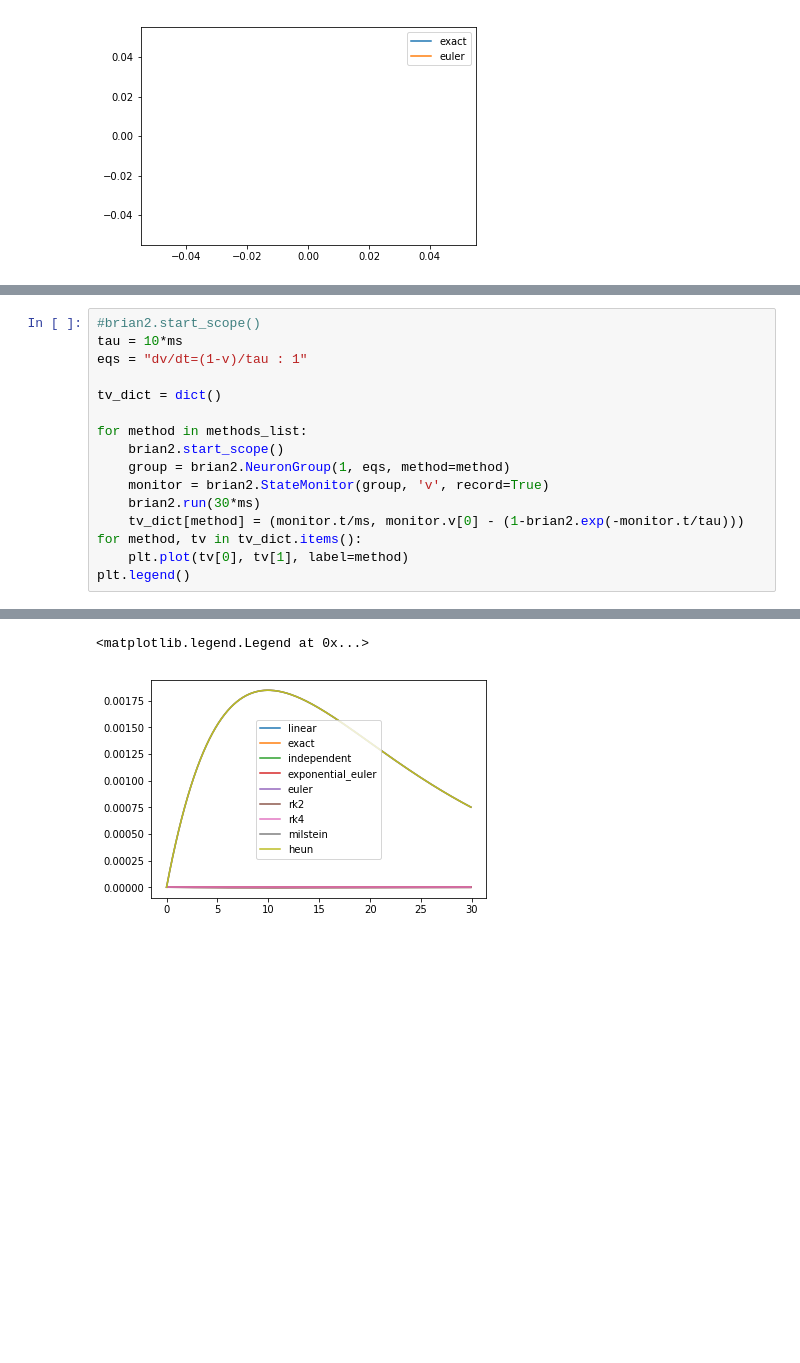
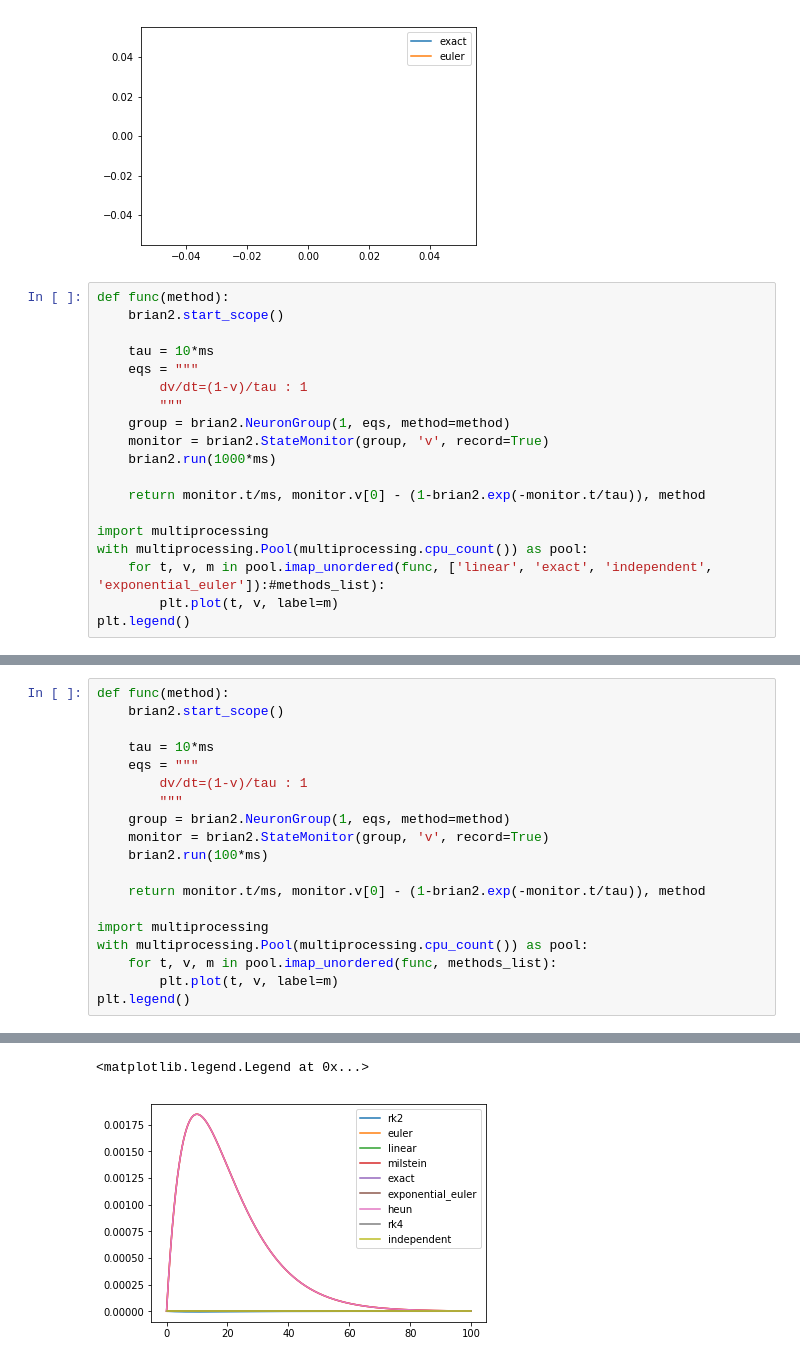
Before and after one commit to assr-biporal/reproductions, a Jupyter notebook: Influence of NMDA and GABA synaptic dysfunction on the evoked gamma oscillations in a computational model of schizophrenia/introduction to brian.ipynb, the cells around one changed output, grey strips where cells are left out. Saved outputs shown, nothing was run; the diff lists cells and outputs as text; blank space fills up the shorter version.

```diff
--- a/Influence of NMDA and GABA synaptic dysfunction on the evoked gamma oscillations in a computational model of schizophrenia/introduction to brian.ipynb
+++ b/Influence of NMDA and GABA synaptic dysfunction on the evoked gamma oscillations in a computational model of schizophrenia/introduction to brian.ipynb
@@ -41,3 +41,22 @@ plt.legend()
 # %% [output]
 <matplotlib.legend.Legend at 0x...>
 [figure]
+# %%
+def func(method):
+    brian2.start_scope()
+
+    tau = 10*ms
+    eqs = """
+        dv/dt=(1-v)/tau : 1
+        """
+    group = brian2.NeuronGroup(1, eqs, method=method)
+    monitor = brian2.StateMonitor(group, 'v', record=True)
+    brian2.run(1000*ms)
+
+    return monitor.t/ms, monitor.v[0] - (1-brian2.exp(-monitor.t/tau)), method
+
+import multiprocessing
+with multiprocessing.Pool(multiprocessing.cpu_count()) as pool:
+    for t, v, m in pool.imap_unordered(func, ['linear', 'exact', 'independent', 'exponential_euler']):#methods_list):
+        plt.plot(t, v, label=m)
+plt.legend()
@@ -44,17 +75,20 @@ plt.legend()
 # %%
-#brian2.start_scope()
-tau = 10*ms
-eqs = "dv/dt=(1-v)/tau : 1"
+def func(method):
+    brian2.start_scope()
 
-tv_dict = dict()
-
-for method in methods_list:
-    brian2.start_scope()
+    tau = 10*ms
+    eqs = """
+        dv/dt=(1-v)/tau : 1
+        """
     group = brian2.NeuronGroup(1, eqs, method=method)
     monitor = brian2.StateMonitor(group, 'v', record=True)
-    brian2.run(30*ms)
-    tv_dict[method] = (monitor.t/ms, monitor.v[0] - (1-brian2.exp(-monitor.t/tau)))
-for method, tv in tv_dict.items():
-    plt.plot(tv[0], tv[1], label=method)
+    brian2.run(100*ms)
+
+    return monitor.t/ms, monitor.v[0] - (1-brian2.exp(-monitor.t/tau)), method
+
+import multiprocessing
+with multiprocessing.Pool(multiprocessing.cpu_count()) as pool:
+    for t, v, m in pool.imap_unordered(func, methods_list):
+        plt.plot(t, v, label=m)
 plt.legend()
 # %% [output]
@@ -62,2 +114,2 @@ WARNING    The 'independent' state updater is deprecated and might be removed in
 <matplotlib.legend.Legend at 0x...>
-[figure, old version]
+[figure, new version]
```
Also changed, not shown: parts of 2 cells of this notebook.
